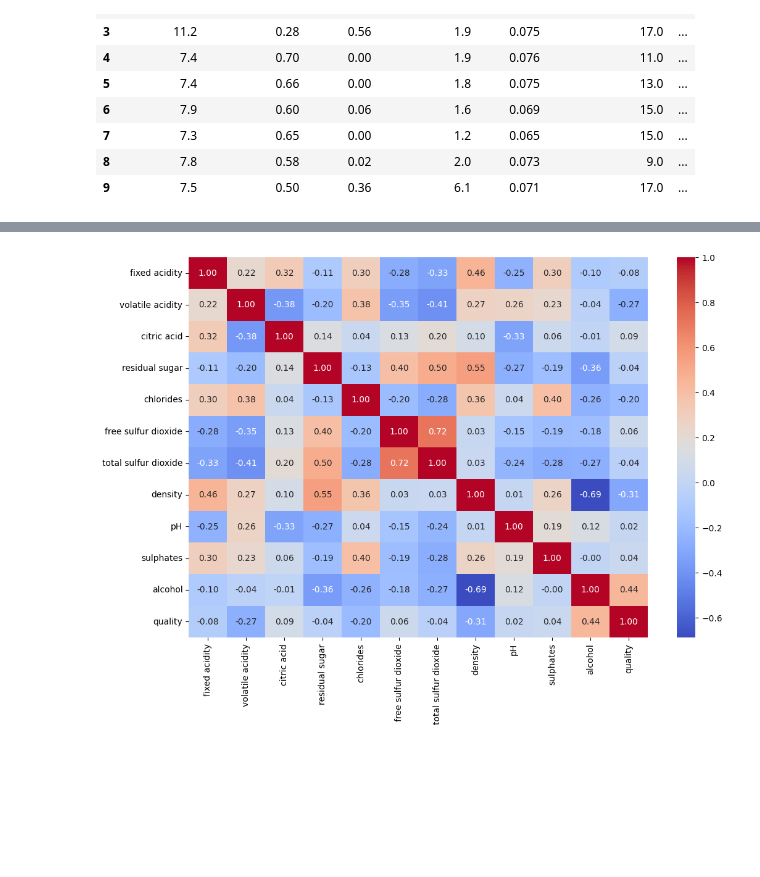
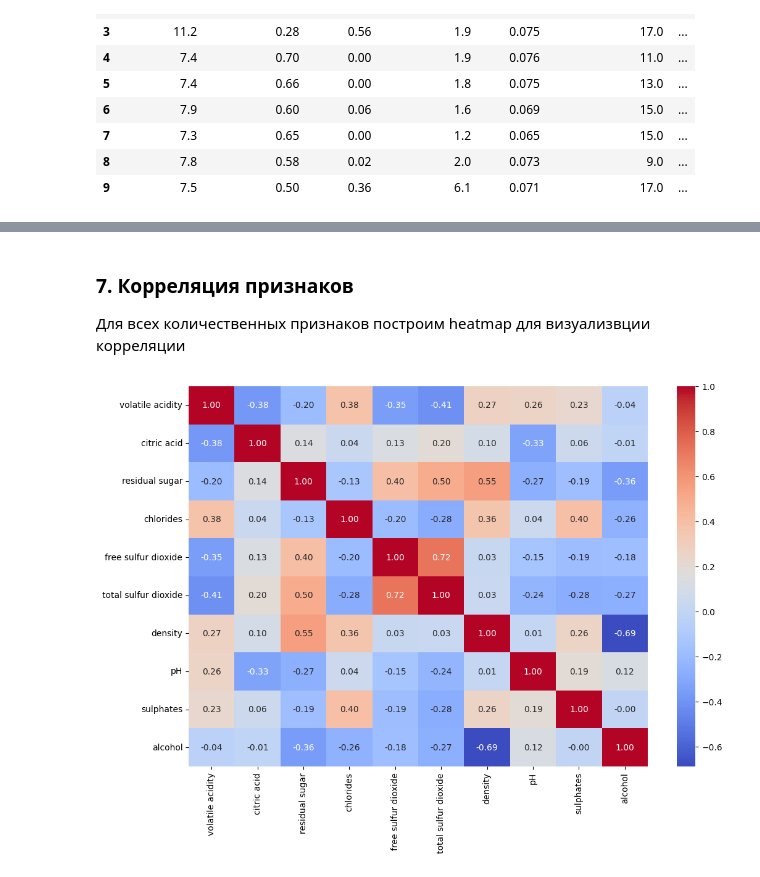
Before and after one commit to TcHaOcHeK/ML, a Jupyter notebook: LR2.ipynb, the cells around one changed output, grey strips where cells are left out. Drawn from its saved outputs; the diff is of its cells as text; code cells hidden in the pictures; blank space fills up the shorter version.

```diff
--- a/LR2.ipynb
+++ b/LR2.ipynb
@@ -88,0 +83,3 @@ plt.show()
+# %%
+quantitative = ['volatile acidity', 'citric acid', 'residual sugar', 'chlorides', 'free sulfur dioxide', 'total sulfur dioxide', 'density', 'pH', 'sulphates', 'alcohol']
+data[quantitative].hist(figsize = (10, 10))
@@ -105,8 +152,11 @@ plt.show()
+# %% [markdown]
+### 7. Корреляция признаков
+
+Для всех количественных признаков построим heatmap для визуализвции корреляции
 # %%
-data_numeric = data.drop(columns=['type'])
-
 plt.figure(figsize=(12, 8))
-sns.heatmap(data_numeric.corr(), annot=True, cmap='coolwarm', fmt='.2f')
+correlation_data = data[quantitative].corr()
+sns.heatmap(correlation_data, annot=True, cmap='coolwarm', fmt='.2f')
 plt.show()
 # %% [output]
-[figure, old version]
+[figure, new version]
```
Also changed, not shown: parts of 25 cells of this notebook.
